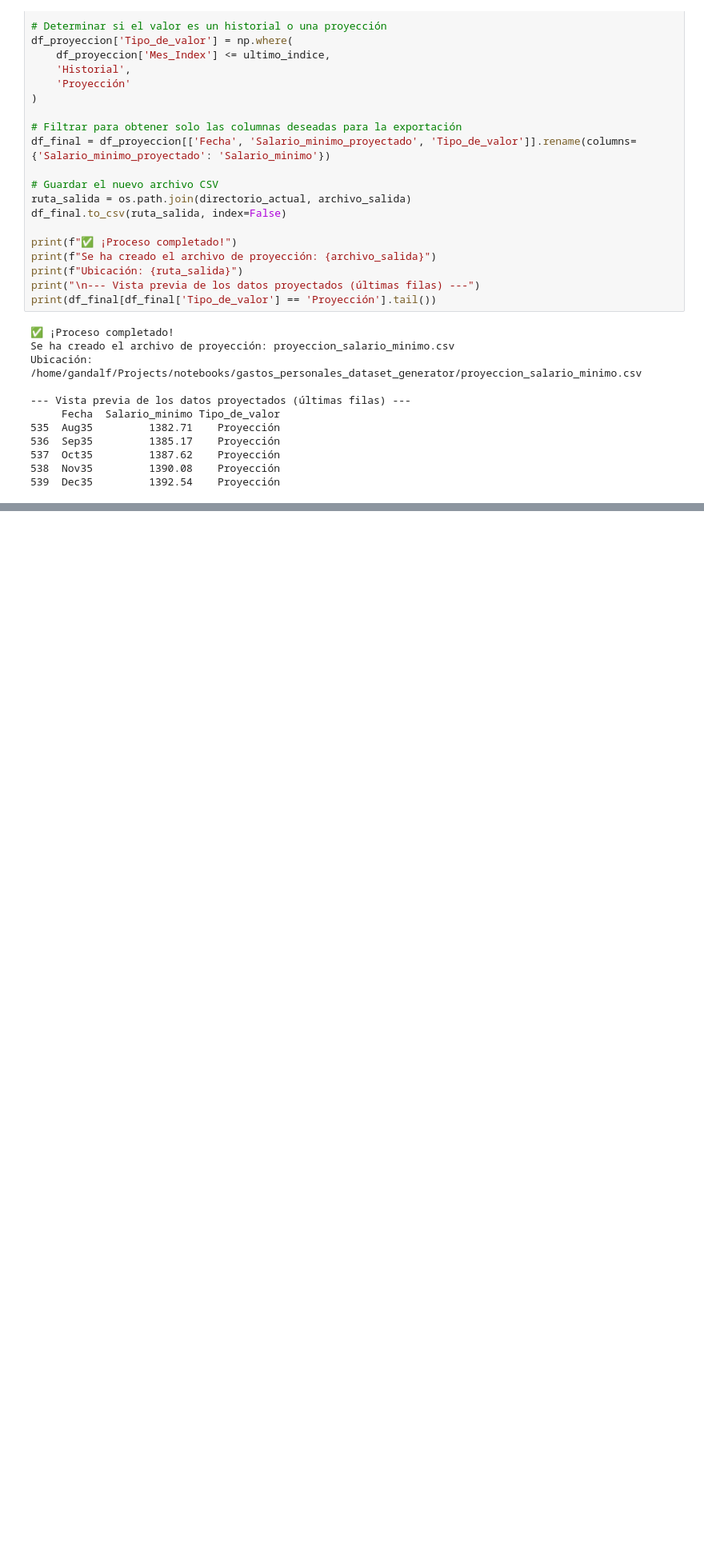
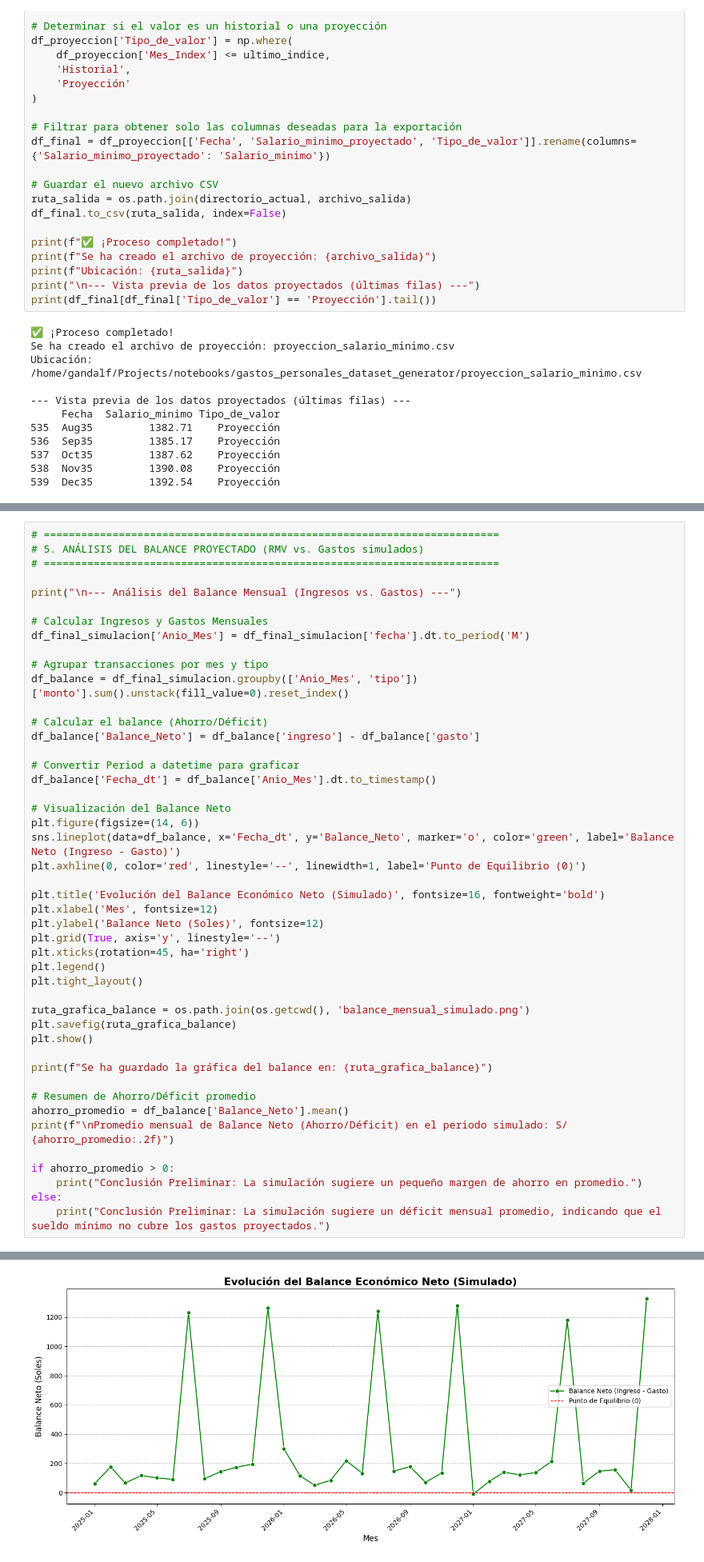
Before and after one commit to LuisCRicci/gastos_personales_dataset_generator, a Jupyter notebook: generator.ipynb, the cells around one changed output, grey strips where cells are left out. Shown at 80% size. Saved outputs shown, nothing was run; the diff lists cells and outputs as text; blank space fills up the shorter version.

```diff
--- a/generator.ipynb
+++ b/generator.ipynb
@@ -243,0 +929,47 @@ print(f"Se ha guardado la gráfica en: {ruta_grafica}")
+# %%
+# =========================================================================
+# 5. ANÁLISIS DEL BALANCE PROYECTADO (RMV vs. Gastos simulados)
+# =========================================================================
+
+print("\n--- Análisis del Balance Mensual (Ingresos vs. Gastos) ---")
+
+# Calcular Ingresos y Gastos Mensuales
+df_final_simulacion['Anio_Mes'] = df_final_simulacion['fecha'].dt.to_period('M')
+
+# Agrupar transacciones por mes y tipo
+df_balance = df_final_simulacion.groupby(['Anio_Mes', 'tipo'])['monto'].sum().unstack(fill_value=0).reset_index()
+
+# Calcular el balance (Ahorro/Déficit)
+df_balance['Balance_Neto'] = df_balance['ingreso'] - df_balance['gasto']
+
+# Convertir Period a datetime para graficar
+df_balance['Fecha_dt'] = df_balance['Anio_Mes'].dt.to_timestamp()
+
+# Visualización del Balance Neto
+plt.figure(figsize=(14, 6))
+sns.lineplot(data=df_balance, x='Fecha_dt', y='Balance_Neto', marker='o', color='green', label='Balance Neto (Ingreso - Gasto)')
+plt.axhline(0, color='red', linestyle='--', linewidth=1, label='Punto de Equilibrio (0)')
+
+plt.title('Evolución del Balance Económico Neto (Simulado)', fontsize=16, fontweight='bold')
+plt.xlabel('Mes', fontsize=12)
+plt.ylabel('Balance Neto (Soles)', fontsize=12)
+plt.grid(True, axis='y', linestyle='--')
+plt.xticks(rotation=45, ha='right')
+plt.legend()
+plt.tight_layout()
+
+ruta_grafica_balance = os.path.join(os.getcwd(), 'balance_mensual_simulado.png')
+plt.savefig(ruta_grafica_balance)
+plt.show()
+
+print(f"Se ha guardado la gráfica del balance en: {ruta_grafica_balance}")
+
+# Resumen de Ahorro/Déficit promedio
+ahorro_promedio = df_balance['Balance_Neto'].mean()
+print(f"\nPromedio mensual de Balance Neto (Ahorro/Déficit) en el periodo simulado: S/ {ahorro_promedio:.2f}")
+
+if ahorro_promedio > 0:
+    print("Conclusión Preliminar: La simulación sugiere un pequeño margen de ahorro en promedio.")
+else:
+    print("Conclusión Preliminar: La simulación sugiere un déficit mensual promedio, indicando que el sueldo mínimo no cubre los gastos proyectados.")
+# %% [output]
@@ -243,0 +977 @@ print(f"Se ha guardado la gráfica en: {ruta_grafica}")
+[figure, added]
```
Also changed, not shown: parts of 21 cells of this notebook, 6 other files.
